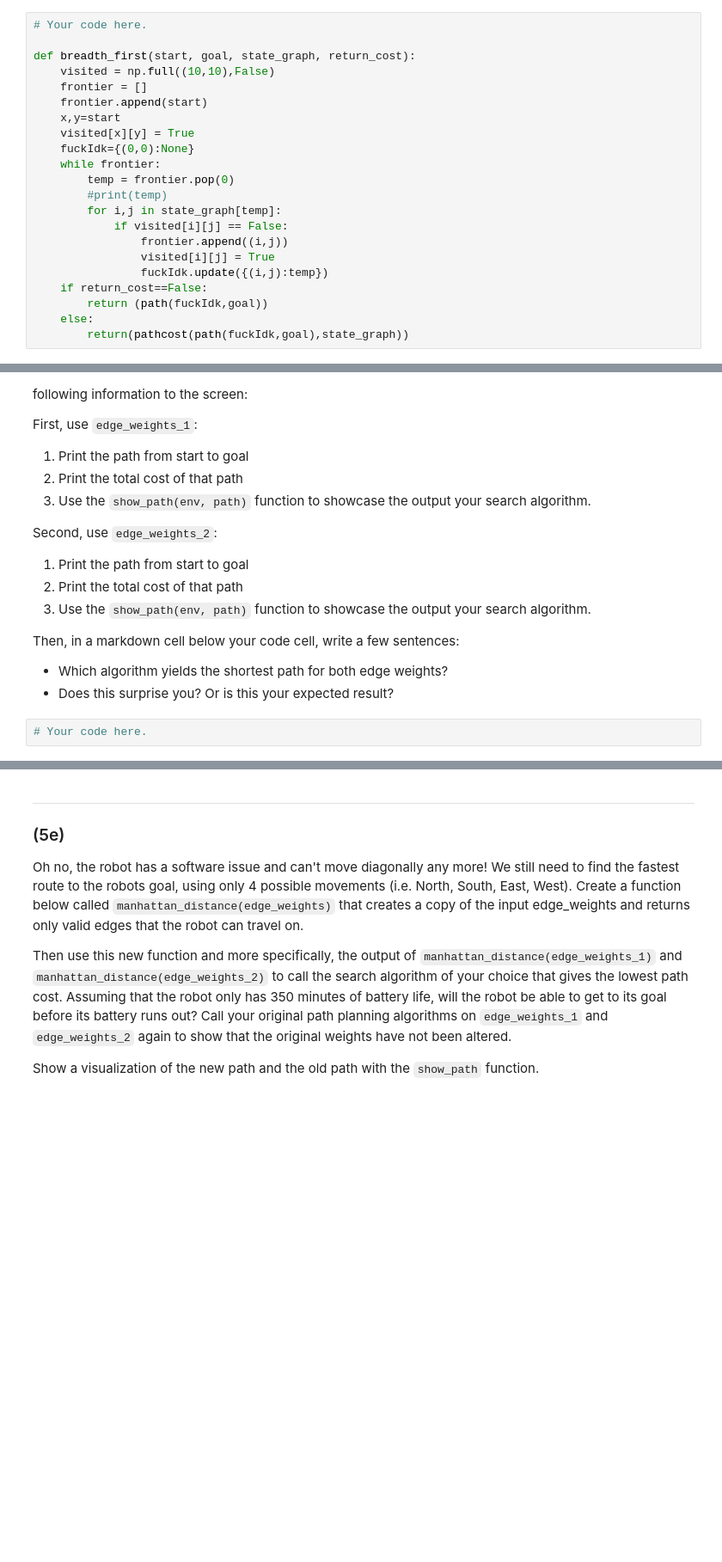
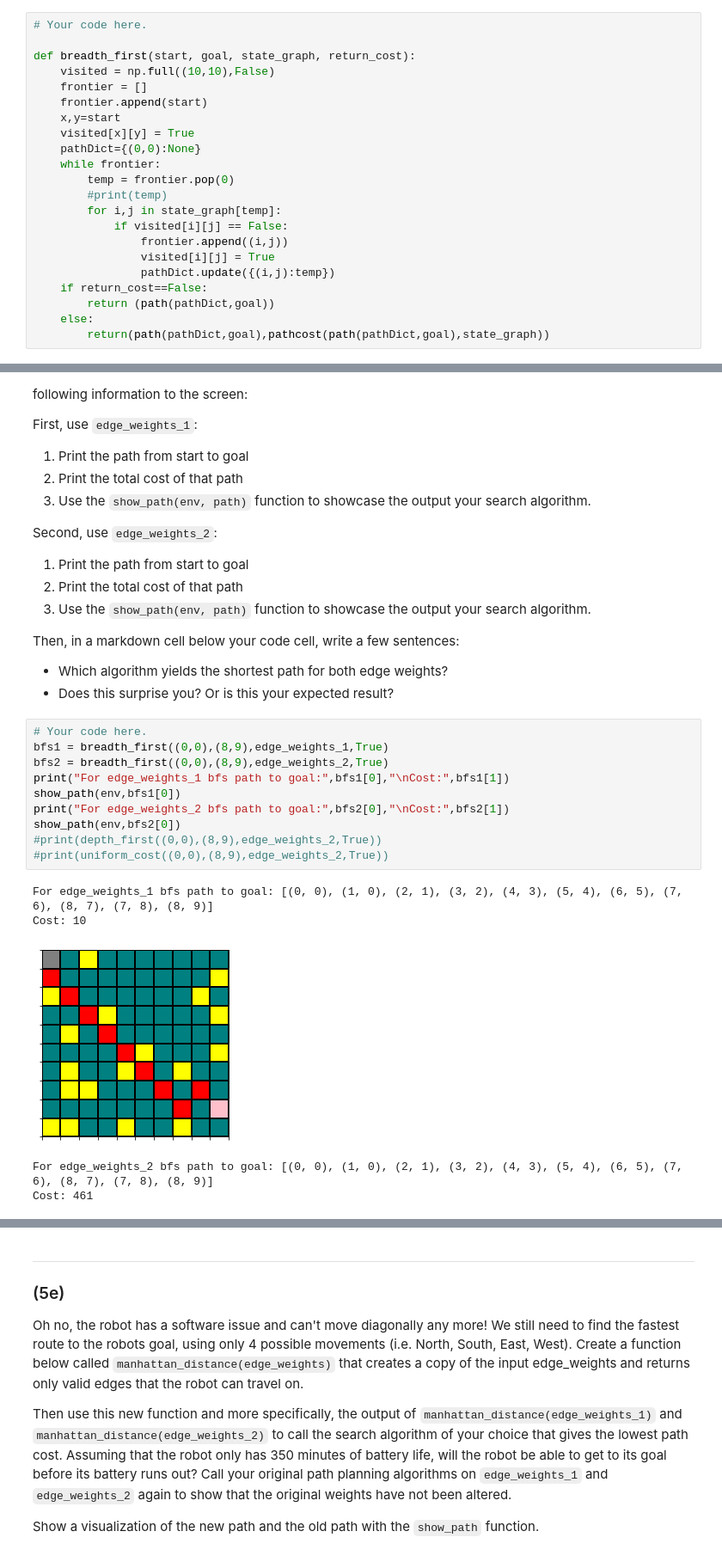
Before and after one commit to cbop20/AI, a Jupyter notebook: Homework01_Starkey_Caleb.ipynb, the cells around one changed output, grey strips where cells are left out. Shown at 86% size. Saved outputs shown, nothing was run; the diff lists cells and outputs as text; blank space fills up the shorter version.

```diff
--- a/Homework01_Lastname_Firstname.ipynb
+++ b/Homework01_Starkey_Caleb.ipynb
@@ -742,7 +742,7 @@ def breadth_first(start, goal, state_graph, return_cost):
     frontier.append(start)
     x,y=start
     visited[x][y] = True
-    fuckIdk={(0,0):None}
+    pathDict={(0,0):None}
     while frontier:
         temp = frontier.pop(0)
         #print(temp)
@@ -750,8 +750,8 @@ def breadth_first(start, goal, state_graph, return_cost):
             if visited[i][j] == False:
                 frontier.append((i,j))
                 visited[i][j] = True
-                fuckIdk.update({(i,j):temp})
+                pathDict.update({(i,j):temp})
     if return_cost==False:
-        return (path(fuckIdk,goal))
+        return (path(pathDict,goal))
     else:
-        return(pathcost(path(fuckIdk,goal),state_graph))
+        return(path(pathDict,goal),pathcost(path(pathDict,goal),state_graph))
@@ -833,5 +872,19 @@ Second, use `edge_weights_2`:
 Then, in a markdown cell below your code cell, write a few sentences:
 * Which algorithm yields the shortest path for both edge weights?
 * Does this surprise you? Or is this your expected result?
-# %%
-# Your code here.
+# %%
+# Your code here.
+bfs1 = breadth_first((0,0),(8,9),edge_weights_1,True)
+bfs2 = breadth_first((0,0),(8,9),edge_weights_2,True)
+print("For edge_weights_1 bfs path to goal:",bfs1[0],"\nCost:",bfs1[1])
+show_path(env,bfs1[0])
+print("For edge_weights_2 bfs path to goal:",bfs2[0],"\nCost:",bfs2[1])
+show_path(env,bfs2[0])
+#print(depth_first((0,0),(8,9),edge_weights_2,True))
+#print(uniform_cost((0,0),(8,9),edge_weights_2,True))
+# %% [output]
+For edge_weights_1 bfs path to goal: [(0, 0), (1, 0), (2, 1), (3, 2), (4, 3), (5, 4), (6, 5), (7, 6), (8, 7), (7, 8), (8, 9)]
+Cost: 10
+[figure, added]
+For edge_weights_2 bfs path to goal: [(0, 0), (1, 0), (2, 1), (3, 2), (4, 3), (5, 4), (6, 5), (7, 6), (8, 7), (7, 8), (8, 9)]
+Cost: 461
```
Also changed, not shown: parts of 22 cells of this notebook.
